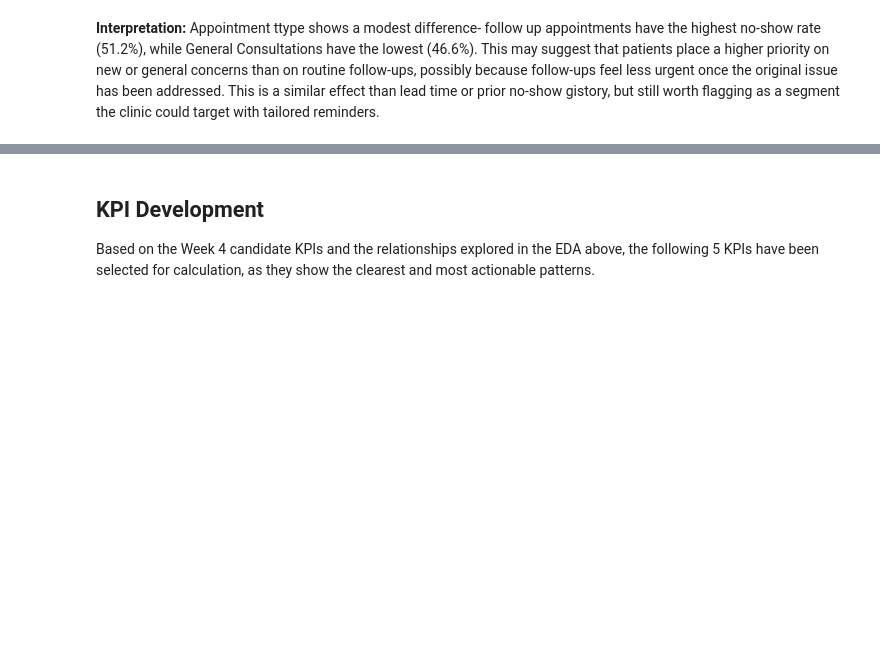
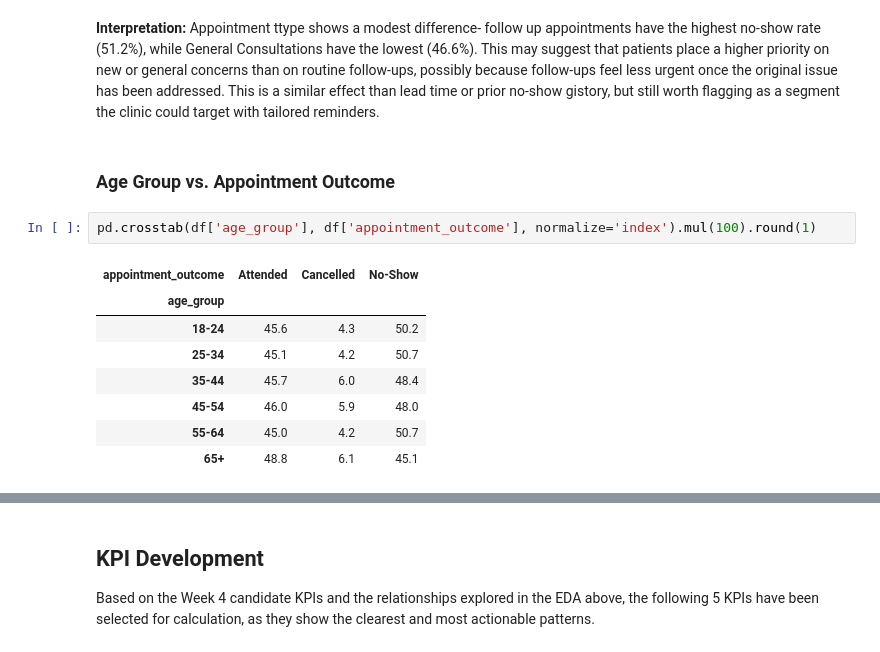
Before and after one commit to Osas-25/AnalystLab-Africa-Week4-Week5-Health-Connect-Analysis, a Jupyter notebook: Week5_Analytics_Report.ipynb, the cells around one changed output, grey strips where cells are left out. Drawn from its saved outputs; the diff is of its cells as text; blank space fills up the shorter version.

```diff
--- a/Week5_Analytics_Report.ipynb
+++ b/Week5_Analytics_Report.ipynb
@@ -200,3 +200,16 @@ pd.crosstab(df['appointment_type'], df['appointment_outcome'], normalize='index'
 | Specialist Consultation | 46.6 | 6.0 | 47.4 |
 # %% [markdown]
 **Interpretation:** Appointment ttype shows a modest difference- follow up appointments have the highest no-show rate (51.2%), while General Consultations have the lowest (46.6%). This may suggest that patients place a higher priority on new or general concerns than on routine follow-ups, possibly because follow-ups feel less urgent once the original issue has been addressed. This is a similar effect than lead time or prior no-show gistory, but still worth flagging as a segment the clinic could target with tailored reminders.
+# %% [markdown]
+### Age Group vs. Appointment Outcome
+# %%
+pd.crosstab(df['age_group'], df['appointment_outcome'], normalize='index').mul(100).round(1)
+# %% [output]
+| appointment_outcome | Attended | Cancelled | No-Show |
+| age_group |  |  |  |
+| 18-24 | 45.6 | 4.3 | 50.2 |
+| 25-34 | 45.1 | 4.2 | 50.7 |
+| 35-44 | 45.7 | 6.0 | 48.4 |
+| 45-54 | 46.0 | 5.9 | 48.0 |
+| 55-64 | 45.0 | 4.2 | 50.7 |
+| 65+ | 48.8 | 6.1 | 45.1 |
```
Also changed, not shown: parts of 8 cells of this notebook, 1 other file.
